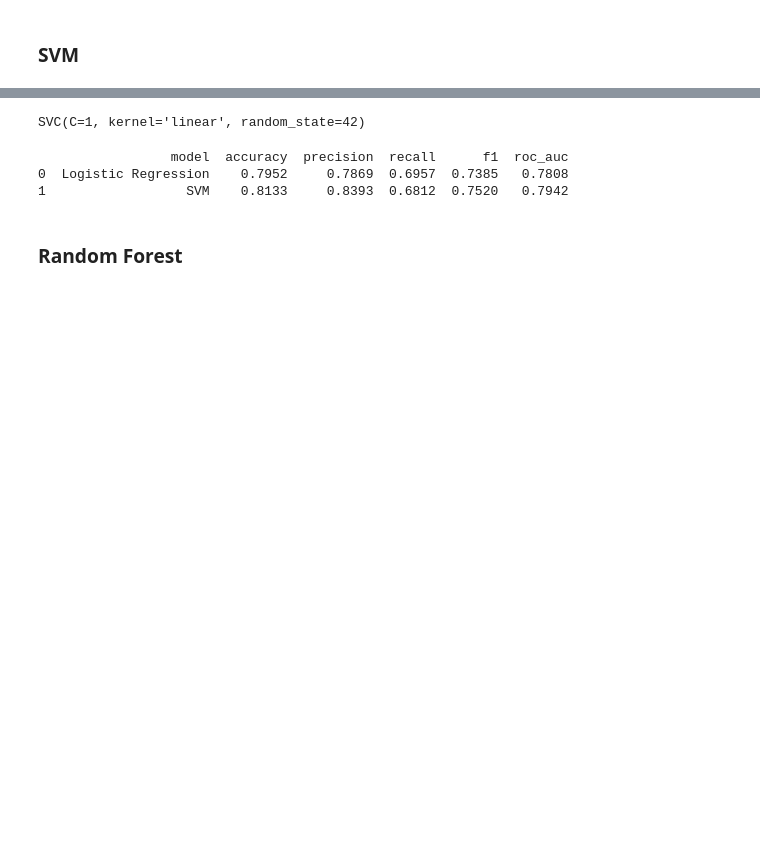
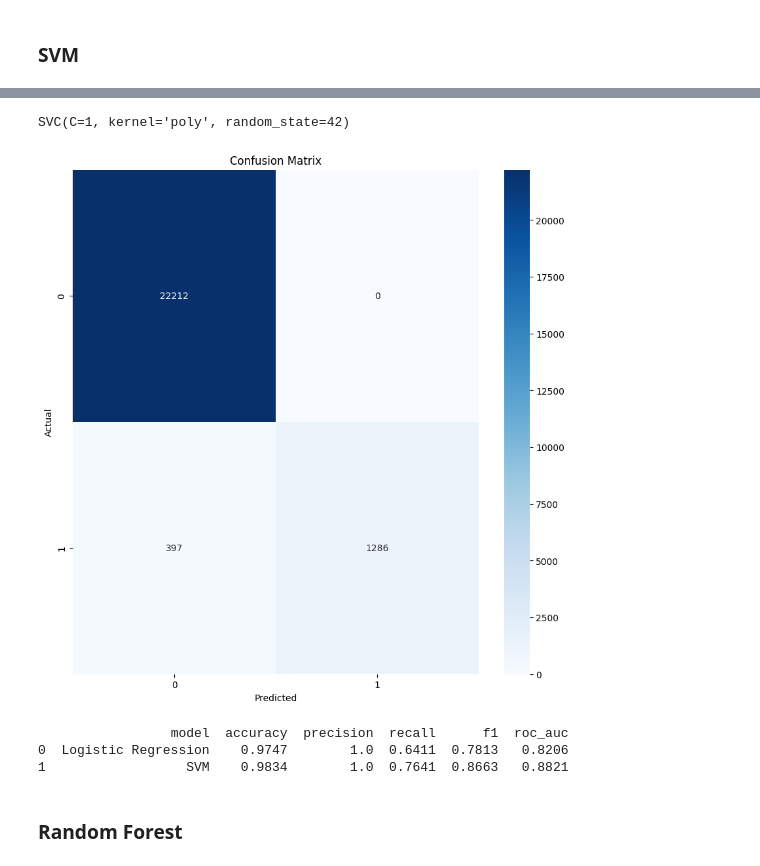
Before and after one commit to smb-h/corporate-bankruptcy-prediction, a Jupyter notebook: playground.ipynb, the cells around one changed output, grey strips where cells are left out. Saved outputs shown, nothing was run; the diff lists cells and outputs as text; code cells hidden in the pictures; blank space fills up the shorter version.

```diff
--- a/playground.ipynb
+++ b/playground.ipynb
@@ -181,23 +373,39 @@ print(results)
 # %%
-svm_model = SVC(kernel='linear', C=1, random_state=42)
+svm_model = SVC(kernel='poly', degree=3, C=1, random_state=42)
+
+x_train, x_test, y_train, y_test = sampled_train_test_split(df, 0)
+
 svm_model.fit(x_train, y_train)
 # %% [output]
-SVC(C=1, kernel='linear', random_state=42)
+SVC(C=1, kernel='poly', random_state=42)
 # %%
 y_pred = svm_model.predict(x_test)
+
+# plot confusion matrix (show each cell's count)
+fig = plt.figure(figsize=(10, 10))
+cm = confusion_matrix(y_test, y_pred)
+sns.heatmap(cm, annot=True, fmt='d', cmap='Blues')
+plt.xlabel('Predicted')
+plt.ylabel('Actual')
+plt.title('Confusion Matrix')
+plt.show()
+
+# save confusion matrix as image
+fig.savefig('SVM_confusion_matrix.png')
 
 results.loc[len(results)] = [
     'SVM',
     round(accuracy_score(y_test, y_pred), 4),
     round(precision_score(y_test, y_pred), 4),
     round(recall_score(y_test, y_pred), 4),
     round(f1_score(y_test, y_pred), 4),
     round(roc_auc_score(y_test, y_pred), 4)
 ]
 print(results)
 # %% [output]
+[figure, added]
                  model  accuracy  precision  recall      f1  roc_auc
-0  Logistic Regression    0.7952     0.7869  0.6957  0.7385   0.7808
-1                  SVM    0.8133     0.8393  0.6812  0.7520   0.7942
+0  Logistic Regression    0.9747        1.0  0.6411  0.7813   0.8206
+1                  SVM    0.9834        1.0  0.7641  0.8663   0.8821
 # %% [markdown]
 ### Random Forest
```
Also changed, not shown: parts of 58 cells of this notebook, 4 other files.
